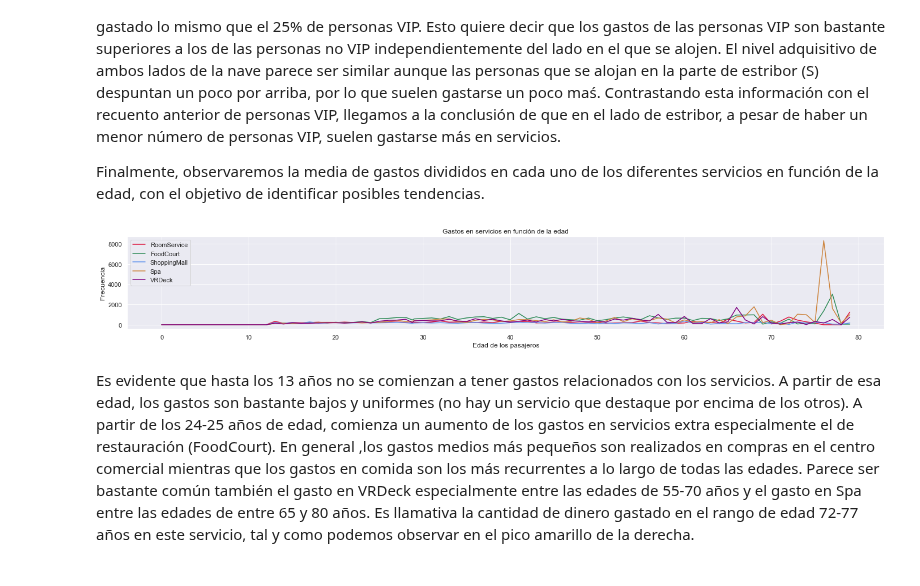
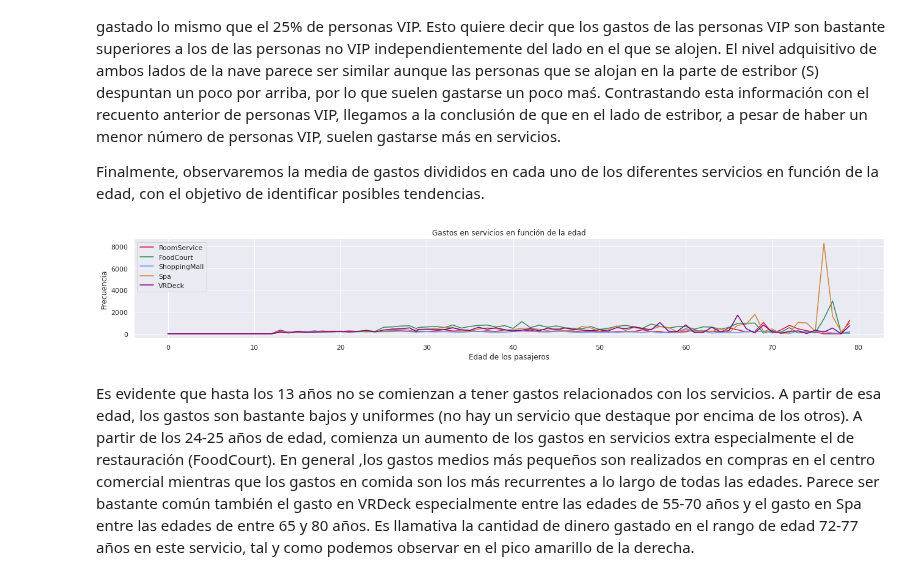
Before and after one commit to aliciacg7/spaceship-titanic-eda, a Jupyter notebook: code/spaceship-eda.ipynb, the cells around one changed output. Cells and saved outputs as stored; diff of their text form; code cells hidden in the pictures.

```diff
--- a/code/spaceship-eda.ipynb
+++ b/code/spaceship-eda.ipynb
@@ -398,27 +390,19 @@ Como era de esperar, las personas que han contratado los servicios VIP de la nav
 
 Finalmente, observaremos la media de gastos divididos en cada uno de los diferentes servicios en función de la edad, con el objetivo de identificar posibles tendencias.
 # %%
-plt.figure(3,figsize=(24,3))
+plt.figure(3,figsize=(22,3))
 
 room_age=df.groupby('Age')['RoomService'].mean()
 food_age=df.groupby('Age')['FoodCourt'].mean()
 shopping_age=df.groupby('Age')['ShoppingMall'].mean()
 spa_age=df.groupby('Age')['Spa'].mean()
 vdeck_age=df.groupby('Age')['VRDeck'].mean()
 
-plt.plot(room_age, color='crimson', label='RoomService')
-plt.plot(food_age, color='seagreen', label='FoodCourt')
-plt.plot(shopping_age, color='cornflowerblue', label='ShoppingMall')
-plt.plot(spa_age, color='peru', label='Spa')
-plt.plot(vdeck_age, color='purple', label='VRDeck')
+plt.plot(room_age, color='crimson', label='RoomService');plt.plot(food_age, color='seagreen', label='FoodCourt');plt.plot(shopping_age, color='cornflowerblue', label='ShoppingMall');plt.plot(spa_age, color='peru', label='Spa');plt.plot(vdeck_age, color='purple', label='VRDeck')
 
-plt.ylabel('Frecuencia')
-plt.xlabel('Edad de los pasajeros')
-plt.title("Gastos en servicios en función de la edad")
-plt.legend(loc='upper left')
-plt.show()
+plt.ylabel('Frecuencia'); plt.xlabel('Edad de los pasajeros'); plt.title("Gastos en servicios en función de la edad"); plt.legend(loc='upper left'); plt.show()
 # %% [output]
-[figure, old version]
+[figure, new version]
 # %% [markdown]
 Es evidente que hasta los 13 años no se comienzan a tener gastos relacionados con los servicios. A partir de esa edad, los gastos son bastante bajos y uniformes (no hay un servicio que destaque por encima de los otros). A partir de los 24-25 años de edad, comienza un aumento de los gastos en servicios extra especialmente el de restauración (FoodCourt). En general ,los gastos medios más pequeños son realizados en compras en el centro comercial mientras que los gastos en comida son los más recurrentes a lo largo de todas las edades. Parece ser bastante común también el gasto en VRDeck especialmente entre las edades de 55-70 años y el gasto en Spa entre las edades de entre 65 y 80 años. Es llamativa la cantidad de dinero gastado en el rango de edad 72-77 años en este servicio, tal y como podemos observar en el pico amarillo de la derecha.
 
```
Also changed, not shown: parts of 23 cells of this notebook, 4 other files.
